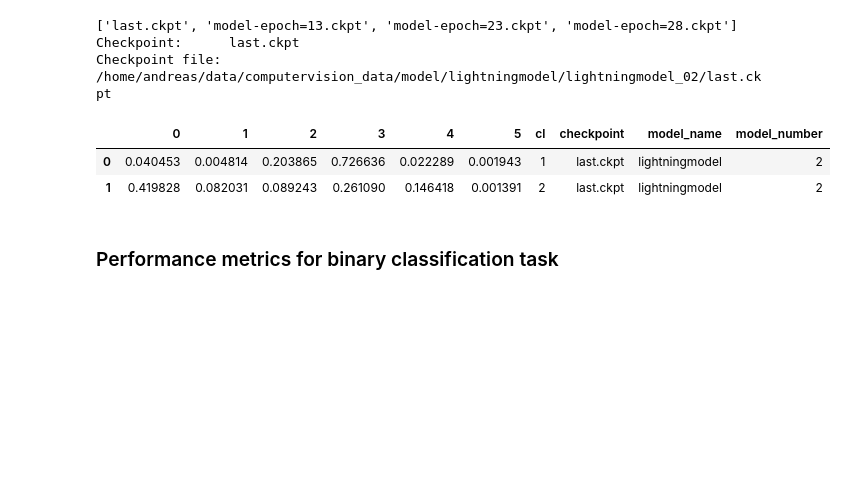
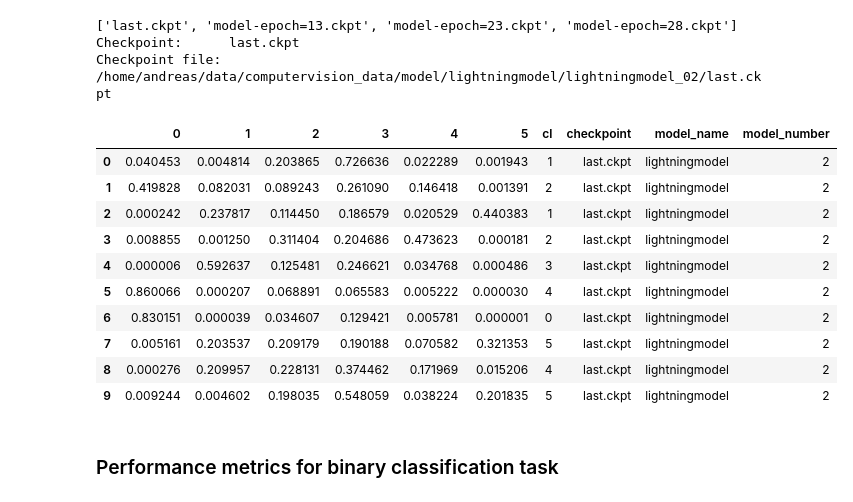
Before and after one commit to ccb-hms/computervision, a Jupyter notebook: notebooks/classification/08_test_binary.ipynb, the cells around one changed output. Saved outputs shown, nothing was run; the diff lists cells and outputs as text; code cells hidden in the pictures; blank space fills up the shorter version.

```diff
--- a/notebooks/classification/08_test_binary.ipynb
+++ b/notebooks/classification/08_test_binary.ipynb
@@ -240,20 +238,28 @@ Checkpoint file: /home/andreas/data/computervision_data/model/lightningmodel/lig
 # %%
 pred_df_batch_list = []
 for image_batch, label_batch in dl:
     pred_df_batch = pd.DataFrame(sm(model(image_batch.to(device))).cpu().detach().numpy()).\
         assign(cl=list(label_batch.detach().numpy()))
     pred_df_batch_list.append(pred_df_batch)
 
 pred_df = pd.concat(pred_df_batch_list, axis=0, ignore_index=True).\
     assign(checkpoint=checkpoint_name,
            model_name=model_name,
            model_number=model_number)
 
-display(pred_df.head(2))
+display(pred_df.head(10))
 # %% [output]
 |  | 0 | 1 | 2 | 3 | 4 | 5 | cl | checkpoint | model_name | model_number |
 | 0 | 0.040453 | 0.004814 | 0.203865 | 0.726636 | 0.022289 | 0.001943 | 1 | last.ckpt | lightningmodel | 2 |
 | 1 | 0.419828 | 0.082031 | 0.089243 | 0.261090 | 0.146418 | 0.001391 | 2 | last.ckpt | lightningmodel | 2 |
+| 2 | 0.000242 | 0.237817 | 0.114450 | 0.186579 | 0.020529 | 0.440383 | 1 | last.ckpt | lightningmodel | 2 |
+| 3 | 0.008855 | 0.001250 | 0.311404 | 0.204686 | 0.473623 | 0.000181 | 2 | last.ckpt | lightningmodel | 2 |
+| 4 | 0.000006 | 0.592637 | 0.125481 | 0.246621 | 0.034768 | 0.000486 | 3 | last.ckpt | lightningmodel | 2 |
+| 5 | 0.860066 | 0.000207 | 0.068891 | 0.065583 | 0.005222 | 0.000030 | 4 | last.ckpt | lightningmodel | 2 |
+| 6 | 0.830151 | 0.000039 | 0.034607 | 0.129421 | 0.005781 | 0.000001 | 0 | last.ckpt | lightningmodel | 2 |
+| 7 | 0.005161 | 0.203537 | 0.209179 | 0.190188 | 0.070582 | 0.321353 | 5 | last.ckpt | lightningmodel | 2 |
+| 8 | 0.000276 | 0.209957 | 0.228131 | 0.374462 | 0.171969 | 0.015206 | 4 | last.ckpt | lightningmodel | 2 |
+| 9 | 0.009244 | 0.004602 | 0.198035 | 0.548059 | 0.038224 | 0.201835 | 5 | last.ckpt | lightningmodel | 2 |
 # %%
 # Save the predictions
 predictions_file = os.path.join(checkpoint_dir, 'test_predictions.parquet')
```
Also changed, not shown: parts of 3 cells of this notebook.
